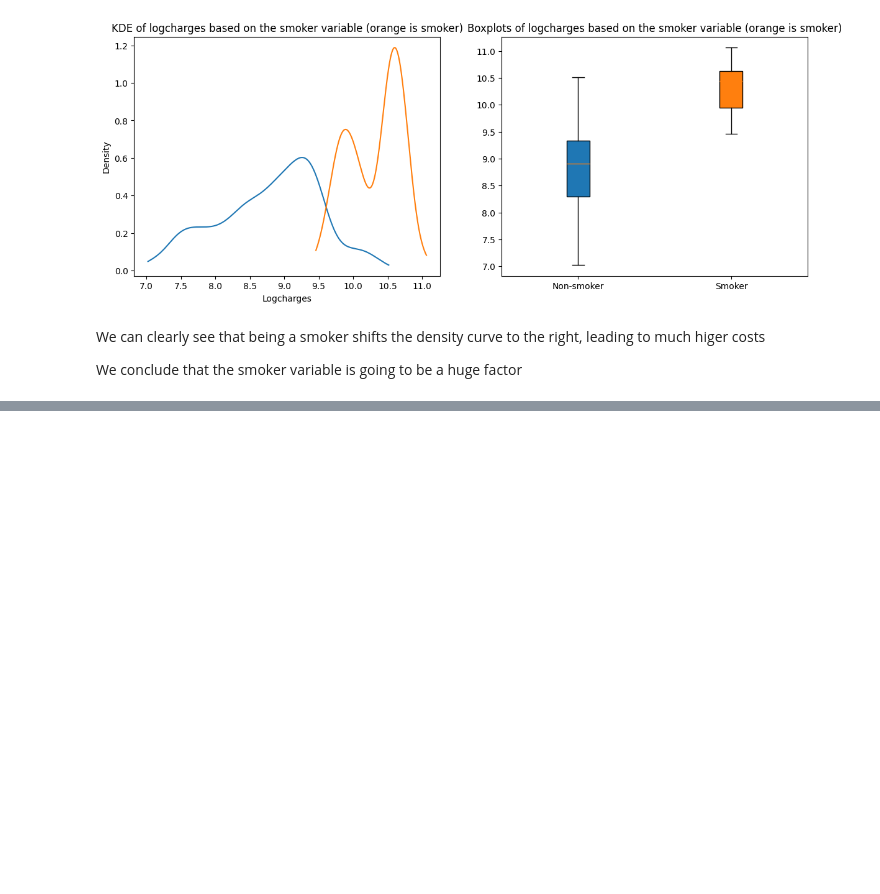
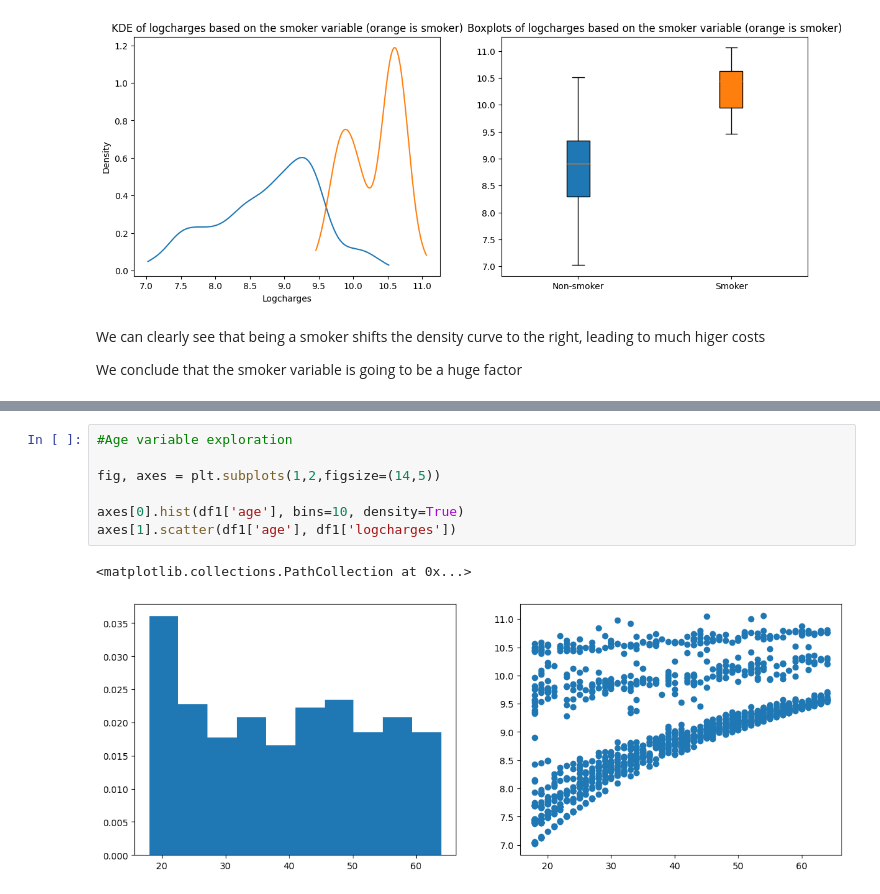
Before and after one commit to Bissapinho/Medical-costs-prediction-model, a Jupyter notebook: code/EDA.ipynb, the cells around one changed output, grey strips where cells are left out. Drawn from its saved outputs; the diff is of its cells as text; blank space fills up the shorter version.

```diff
--- a/code/EDA.ipynb
+++ b/code/EDA.ipynb
@@ -151,0 +211,10 @@ We conclude that the smoker variable is going to be a huge factor
+# %%
+#Age variable exploration
+
+fig, axes = plt.subplots(1,2,figsize=(14,5))
+
+axes[0].hist(df1['age'], bins=10, density=True)
+axes[1].scatter(df1['age'], df1['logcharges'])
+# %% [output]
+<matplotlib.collections.PathCollection at 0x...>
+[figure, added]
```
Also changed, not shown: parts of 9 cells of this notebook.
